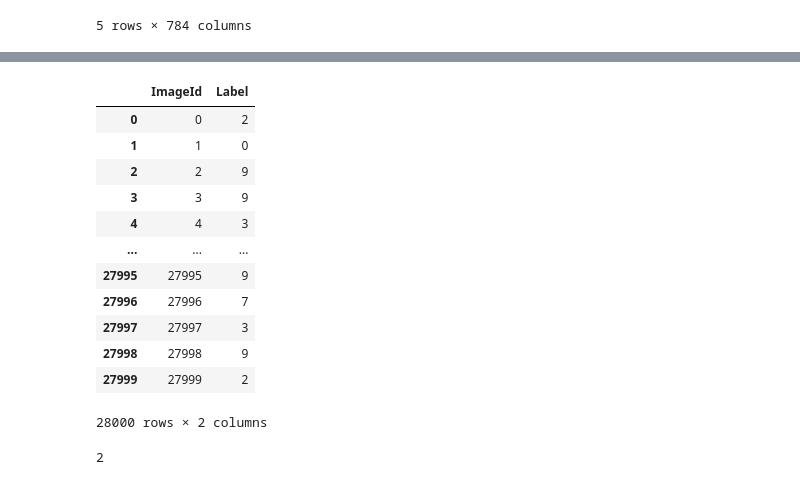
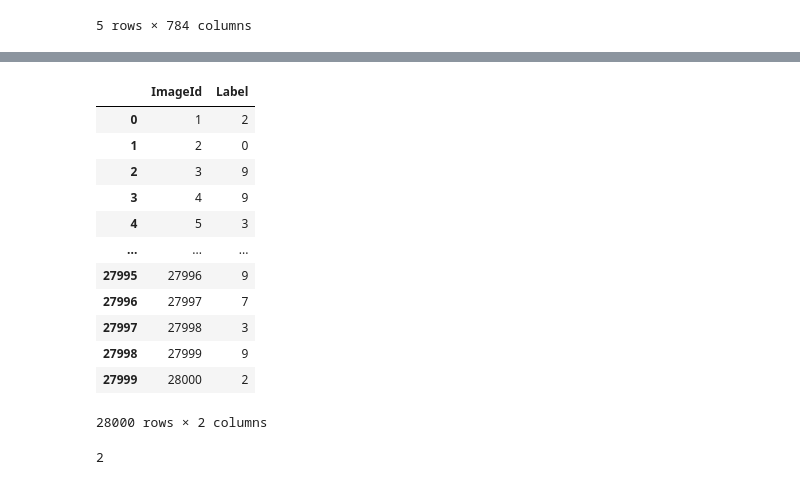
Before and after one commit to DylanZammit/kaggle-Digit-Recognizer, a Jupyter notebook: digit-recognizer.ipynb, the cells around one changed output, grey strips where cells are left out. Cells and saved outputs as stored; diff of their text form; code cells hidden in the pictures.

```diff
--- a/digit-recognizer.ipynb
+++ b/digit-recognizer.ipynb
@@ -103,22 +103,22 @@ res = model.predict(x_test_out)
 # %%
 labels = np.argmax(res, axis=1)
-imageid = list(range(len(labels)))
+imageid = list(range(1, len(labels)+1))
 
 df_out = pd.DataFrame({'ImageId': imageid, 'Label': labels})
 df_out
 # %% [output]
 |  | ImageId | Label |
-| 0 | 0 | 2 |
-| 1 | 1 | 0 |
-| 2 | 2 | 9 |
-| 3 | 3 | 9 |
-| 4 | 4 | 3 |
+| 0 | 1 | 2 |
+| 1 | 2 | 0 |
+| 2 | 3 | 9 |
+| 3 | 4 | 9 |
+| 4 | 5 | 3 |
 | ... | ... | ... |
-| 27995 | 27995 | 9 |
-| 27996 | 27996 | 7 |
-| 27997 | 27997 | 3 |
-| 27998 | 27998 | 9 |
-| 27999 | 27999 | 2 |
+| 27995 | 27996 | 9 |
+| 27996 | 27997 | 7 |
+| 27997 | 27998 | 3 |
+| 27998 | 27999 | 9 |
+| 27999 | 28000 | 2 |
 28000 rows × 2 columns
 # %%
 import matplotlib.pyplot as plt
```
Also changed, not shown: parts of 3 cells of this notebook.
